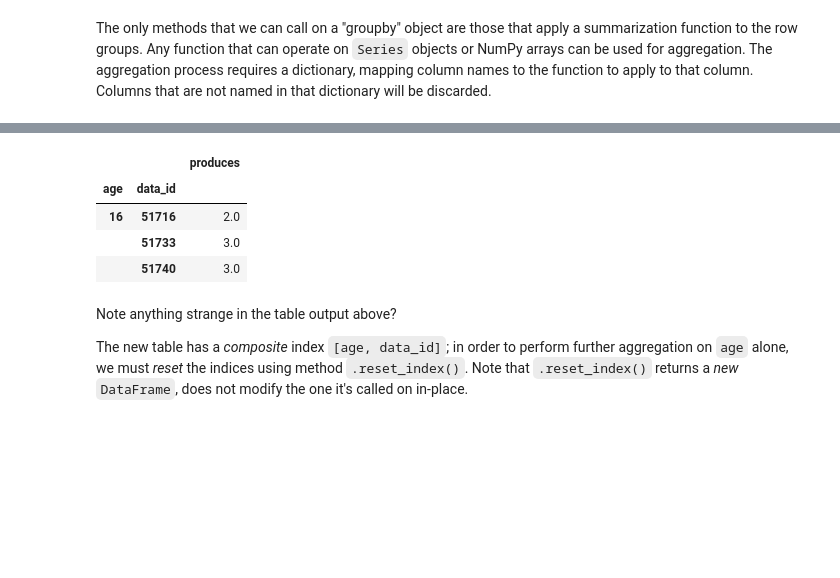
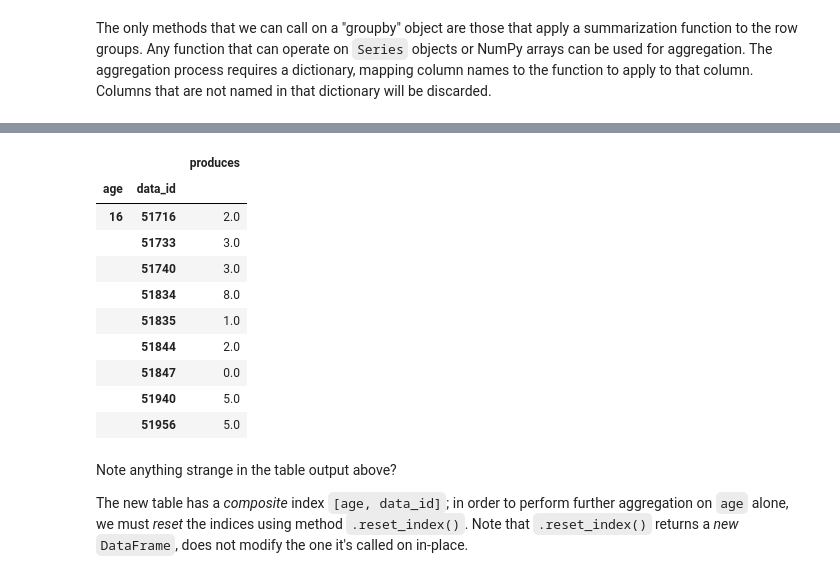
Before and after one commit to riccardomurri/python-for-science-intro, a Jupyter notebook: 08-pandas.ipynb, the cells around one changed output, grey strips where cells are left out. Drawn from its saved outputs; the diff is of its cells as text; code cells hidden in the pictures; blank space fills up the shorter version.

```diff
--- a/08-pandas.ipynb
+++ b/08-pandas.ipynb
@@ -15,4 +21,4 @@ We are going to use public data from the [Wordbank project](http://wordbank.stan
 # %% [markdown]
 We use Panda's `read_csv()` function to read a CSV file:
 # %%
-data = pd.read_csv("data.csv")
+data = pd.read_csv("data.csv",low_memory=False)
@@ -172,5 +158,5 @@ Name: sex, dtype: bool
 # %% [markdown]
 We can now pass such a selector array to a `Series`'s `[]` operator to modify a column at the row indices where the selector is `True`:
 # %%
-data['sex'][data['sex'] == 'Female'] = 1
+data['sex'][data['sex'] == 0].count()
 # %% [output]
@@ -181 +164,3 @@ See the caveats in the documentation: http://pandas.pydata.org/pandas-docs/stabl
+# %%
+data['newcolums'] = np.linspace(1,100000,len(data))
 # %%
@@ -212,11 +215,17 @@ data2 = dg.agg({'produces': np.sum})
 # %%
-data2[:3]
+data2[:9]
 # %% [output]
 |  |  | produces |
 | age | data_id |  |
 | 16 | 51716 | 2.0 |
 |  | 51733 | 3.0 |
 |  | 51740 | 3.0 |
+|  | 51834 | 8.0 |
+|  | 51835 | 1.0 |
+|  | 51844 | 2.0 |
+|  | 51847 | 0.0 |
+|  | 51940 | 5.0 |
+|  | 51956 | 5.0 |
 # %% [markdown]
 Note anything strange in the table output above?
 
```
Also changed, not shown: parts of 35 cells of this notebook.
